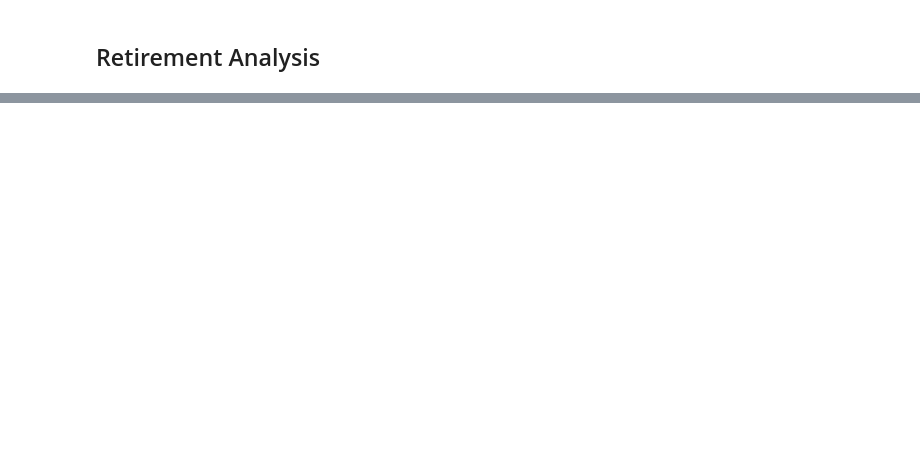
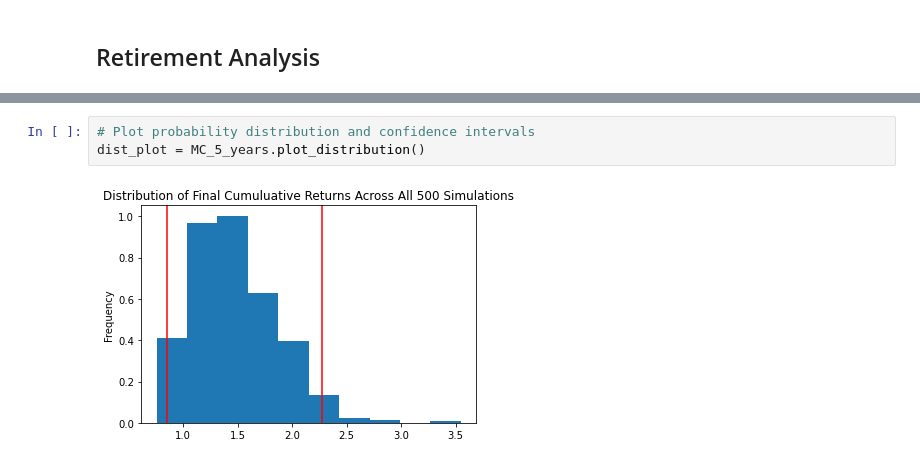
Before and after one commit to roybooker/Financial-Planning, a Jupyter notebook: Unit 5 - Financial Planning.ipynb, the cells around one changed output, grey strips where cells are left out. Drawn from its saved outputs; the diff is of its cells as text; blank space fills up the shorter version.

```diff
--- a/Unit 5 - Financial Planning.ipynb
+++ b/Unit 5 - Financial Planning.ipynb
@@ -659,0 +409,5 @@ print(f"There is a 95% chance that an initial investment of ${initial_investment
+# %%
+# Plot probability distribution and confidence intervals
+dist_plot = MC_5_years.plot_distribution()
+# %% [output]
+[figure, added]
```
Also changed, not shown: parts of 27 cells of this notebook, 6 other files.
